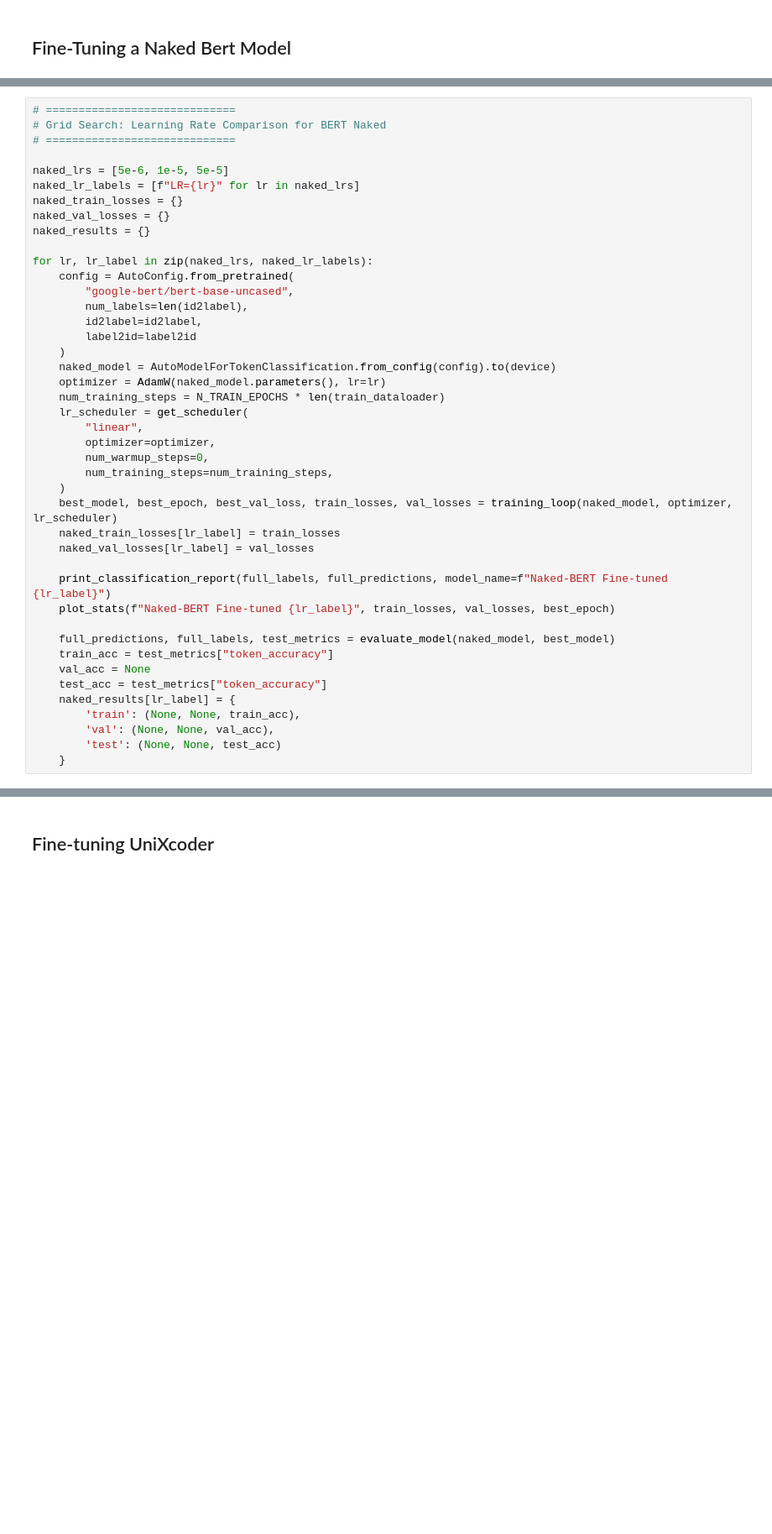
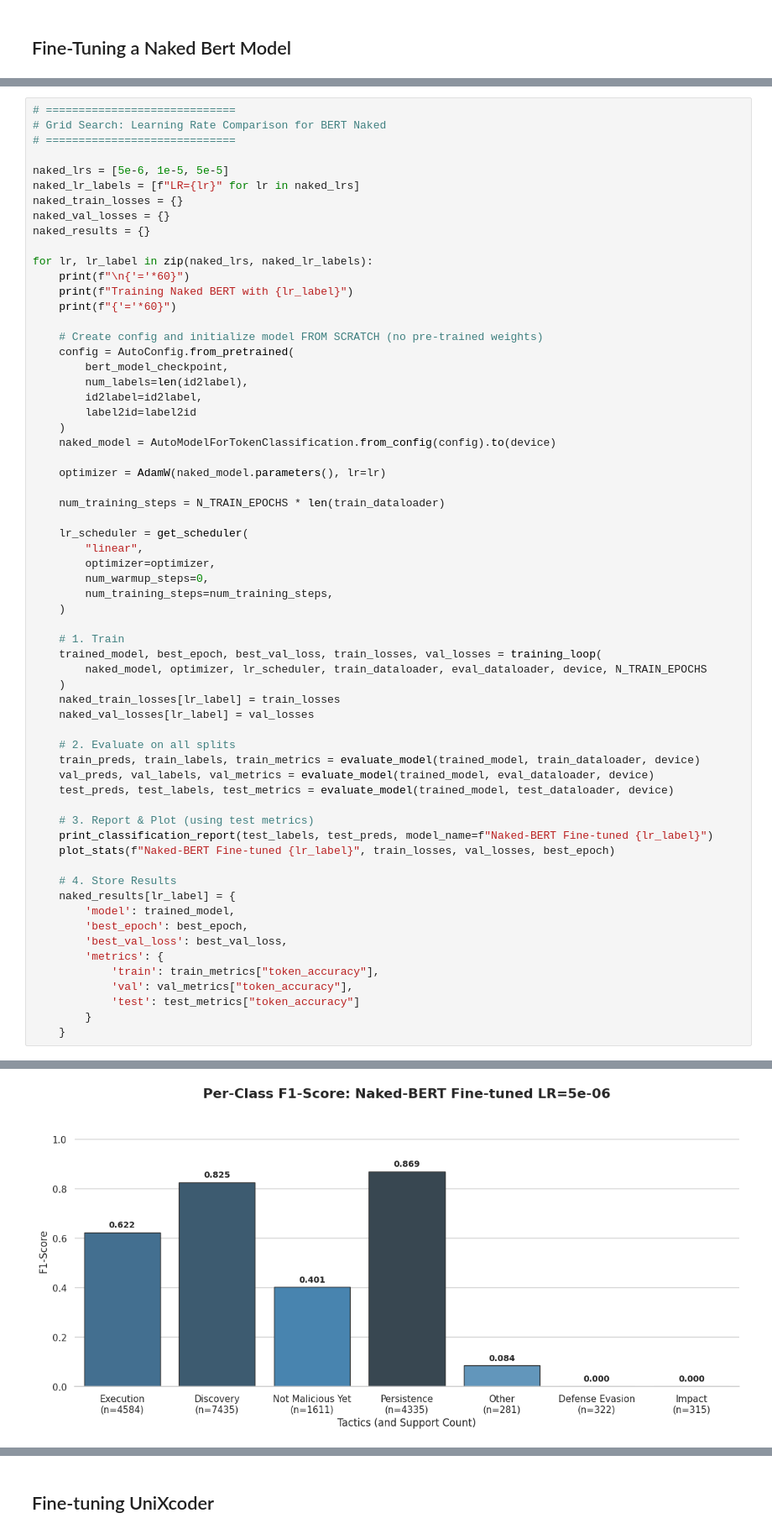
Before and after one commit to RenatoMignone/attack-tactic-recognition-nlp, a Jupyter notebook: lab/notebooks/Task3.ipynb, the cells around one changed output, grey strips where cells are left out. Shown at 84% size. Saved outputs shown, nothing was run; the diff lists cells and outputs as text; blank space fills up the shorter version.

```diff
--- a/lab/notebooks/Task3.ipynb
+++ b/lab/notebooks/Task3.ipynb
@@ -892,34 +928,55 @@ naked_val_losses = {}
 naked_results = {}
 
 for lr, lr_label in zip(naked_lrs, naked_lr_labels):
+    print(f"\n{'='*60}")
+    print(f"Training Naked BERT with {lr_label}")
+    print(f"{'='*60}")
+
+    # Create config and initialize model FROM SCRATCH (no pre-trained weights)
     config = AutoConfig.from_pretrained(
-        "google-bert/bert-base-uncased",
+        bert_model_checkpoint,
         num_labels=len(id2label),
         id2label=id2label,
         label2id=label2id
     )
     naked_model = AutoModelForTokenClassification.from_config(config).to(device)
+
     optimizer = AdamW(naked_model.parameters(), lr=lr)
+
     num_training_steps = N_TRAIN_EPOCHS * len(train_dataloader)
+
     lr_scheduler = get_scheduler(
         "linear",
         optimizer=optimizer,
         num_warmup_steps=0,
         num_training_steps=num_training_steps,
     )
-    best_model, best_epoch, best_val_loss, train_losses, val_losses = training_loop(naked_model, optimizer, lr_scheduler)
+
+    # 1. Train
+    trained_model, best_epoch, best_val_loss, train_losses, val_losses = training_loop(
+        naked_model, optimizer, lr_scheduler, train_dataloader, eval_dataloader, device, N_TRAIN_EPOCHS
+    )
     naked_train_losses[lr_label] = train_losses
     naked_val_losses[lr_label] = val_losses
 
-    print_classification_report(full_labels, full_predictions, model_name=f"Naked-BERT Fine-tuned {lr_label}")
+    # 2. Evaluate on all splits
+    train_preds, train_labels, train_metrics = evaluate_model(trained_model, train_dataloader, device)
+    val_preds, val_labels, val_metrics = evaluate_model(trained_model, eval_dataloader, device)
+    test_preds, test_labels, test_metrics = evaluate_model(trained_model, test_dataloader, device)
+
+    # 3. Report & Plot (using test metrics)
+    print_classification_report(test_labels, test_preds, model_name=f"Naked-BERT Fine-tuned {lr_label}")
     plot_stats(f"Naked-BERT Fine-tuned {lr_label}", train_losses, val_losses, best_epoch)
 
-    full_predictions, full_labels, test_metrics = evaluate_model(naked_model, best_model)
-    train_acc = test_metrics["token_accuracy"]
-    val_acc = None
-    test_acc = test_metrics["token_accuracy"]
+    # 4. Store Results
     naked_results[lr_label] = {
-        'train': (None, None, train_acc),
-        'val': (None, None, val_acc),
-        'test': (None, None, test_acc)
+        'model': trained_model,
+        'best_epoch': best_epoch,
+        'best_val_loss': best_val_loss,
+        'metrics': {
+            'train': train_metrics["token_accuracy"],
+            'val': val_metrics["token_accuracy"],
+            'test': test_metrics["token_accuracy"]
+        }
     }
+# %% [output]
@@ -925,0 +1004 @@ for lr, lr_label in zip(naked_lrs, naked_lr_labels):
+[figure, added]
```
Also changed, not shown: parts of 80 cells of this notebook.
